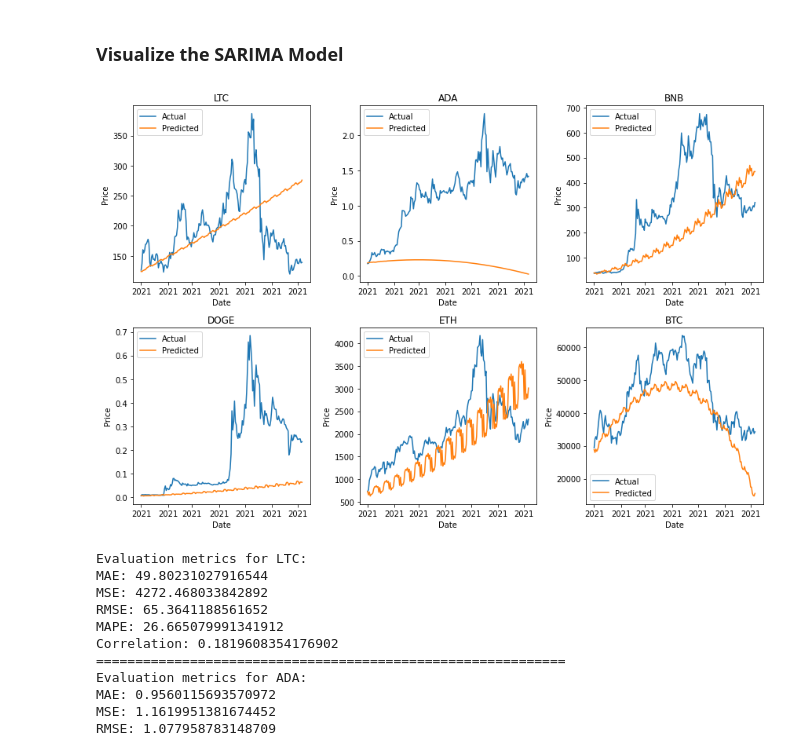
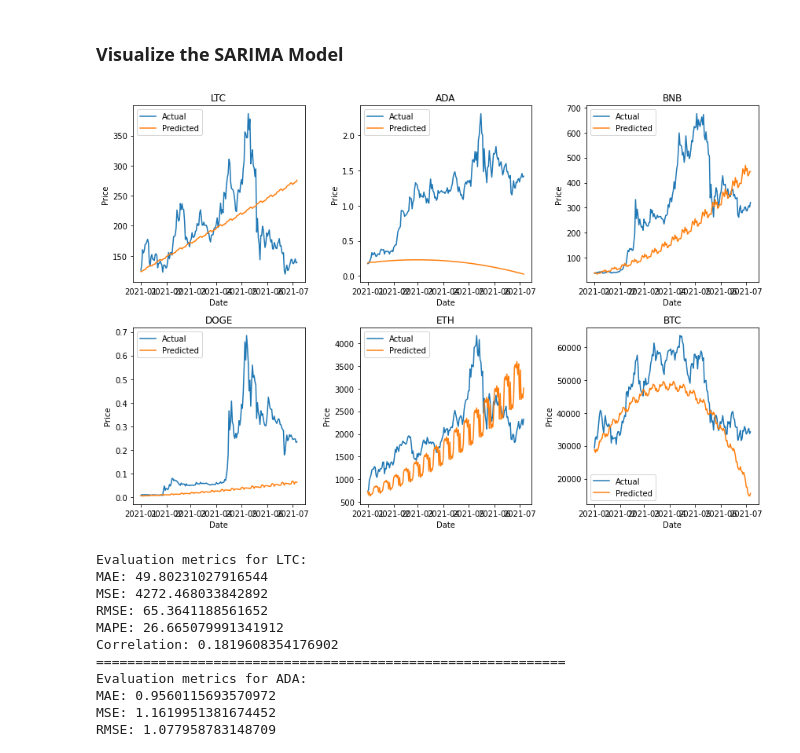
Before and after one commit to shahgem/CIND-820, a Jupyter notebook: Codes/Code-SARIMA.ipynb, the cells around one changed output. Saved outputs shown, nothing was run; the diff lists cells and outputs as text; code cells hidden in the pictures.

```diff
--- a/Codes/Code-SARIMA.ipynb
+++ b/Codes/Code-SARIMA.ipynb
@@ -149,43 +149,40 @@ Warnings:
 import matplotlib.pyplot as plt
 import warnings
 warnings.filterwarnings("ignore")
-import matplotlib.dates as mdates
+
 
 # Loop through the results for each currency and plot the actual and predicted values
 fig, axes = plt.subplots(nrows=2, ncols=3, figsize=(12,8))
 for (currency, results_df), ax in zip(results_list, axes.flatten()):
     # Get the best parameters for the currency
     best_params = results_df.iloc[0]['Parameters']
 
     # Split the currency data into training and testing sets
     currency_data = data[data['Symbol'] == currency]
     currency_data.index.freq = 'D'
     train_data = currency_data[currency_data.index < '2021-01-01']
     test_data = currency_data[currency_data.index >= '2021-01-01']
 
     # Fit a SARIMA model with the best parameters to the training data
     model = sm.tsa.SARIMAX(train_data['Close'], order=(best_params[0], best_params[1], best_params[2]), seasonal_order=(best_params[3], best_params[4], best_params[5], m), trend='c')
     results = model.fit()
 
     # Make predictions on the testing data
     predictions = results.predict(start=test_data.index[0], end=test_data.index[-1])
 
     # Plot the actual and predicted values
     ax.plot(test_data.index, test_data['Close'], label='Actual')
     ax.plot(test_data.index, predictions, label='Predicted')
     ax.set_title(currency)
     ax.set_xlabel('Date')
     ax.set_ylabel('Price')
     ax.legend()
 
-    # Set the date label format to "year"
-    ax.xaxis.set_major_formatter(mdates.DateFormatter('%Y'))
-
 
 plt.tight_layout()
 plt.show()
 # %% [output]
-[figure, old version]
+[figure, new version]
 # %%
 # Loop through all currencies and fit a SARIMA model using the best parameters obtained earlier
 models = {}
```
Also changed, not shown: parts of 2 cells of this notebook.
